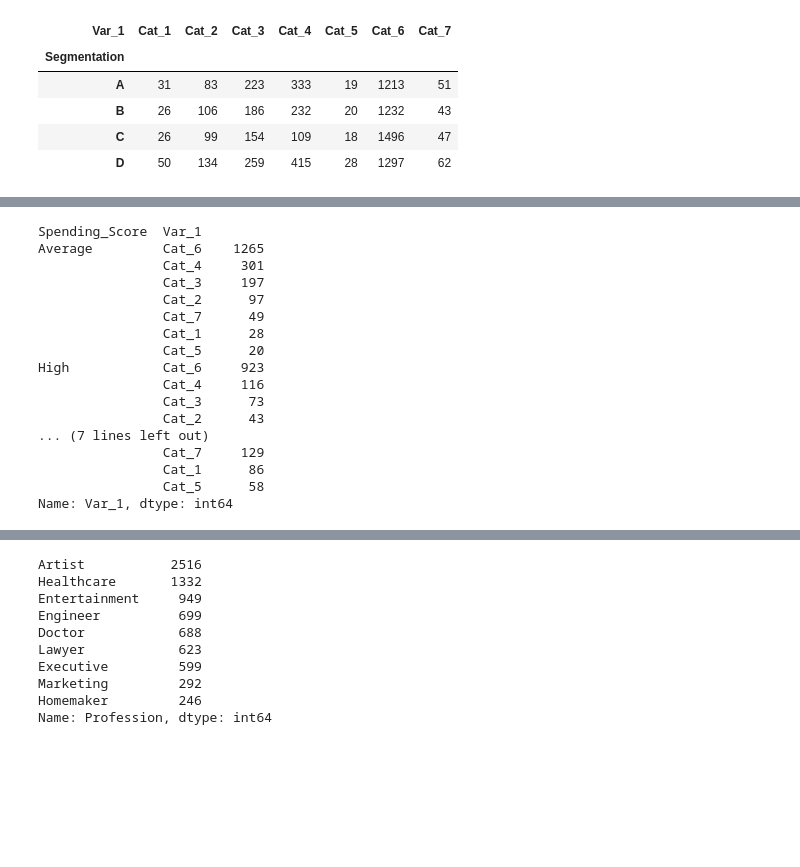
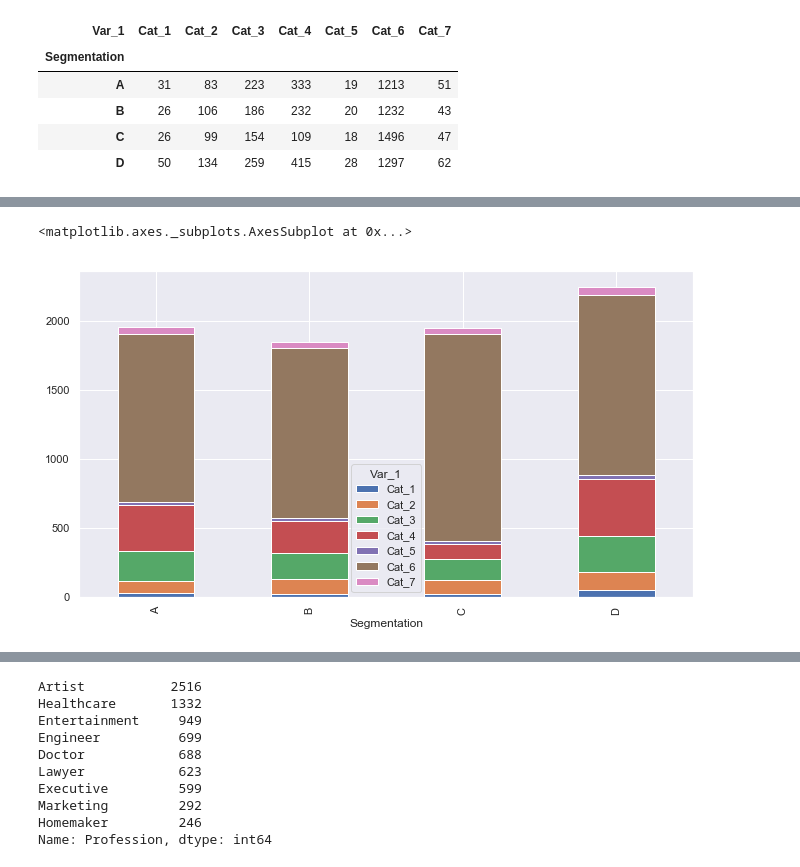
Before and after one commit to harashtaht/CustomerSegmentation, a Jupyter notebook: customerSegmentation/automobileSegmentation.ipynb, the cells around one changed output, grey strips where cells are left out. Drawn from its saved outputs; the diff is of its cells as text; code cells hidden in the pictures; blank space fills up the shorter version.

```diff
--- a/customerSegmentation/automobileSegmentation.ipynb
+++ b/customerSegmentation/automobileSegmentation.ipynb
@@ -615,23 +621,6 @@ AttributeError: Unknown property stacked
-# %%
-print("\n")
-print(dfTr.groupby("Spending_Score")["Var_1"].value_counts())
-
-# Make Bar Plot for Var_1
-# %% [output]
-Spending_Score  Var_1
-Average         Cat_6    1265
-                Cat_4     301
-                Cat_3     197
-                Cat_2      97
-                Cat_7      49
-                Cat_1      28
-                Cat_5      20
-High            Cat_6     923
-                Cat_4     116
-                Cat_3      73
-                Cat_2      43
-... (7 lines left out)
-                Cat_7     129
-                Cat_1      86
-                Cat_5      58
-Name: Var_1, dtype: int64
+# %%
+df_plot = dfTr.groupby(['Var_1', 'Segmentation']).size().reset_index().pivot(columns='Var_1', index='Segmentation', values=0)
+df_plot.plot(kind='bar', stacked=True, figsize=(11,6))
+# %% [output]
+<matplotlib.axes._subplots.AxesSubplot at 0x...>
+[figure, added]
```
Also changed, not shown: parts of 14 cells of this notebook.
